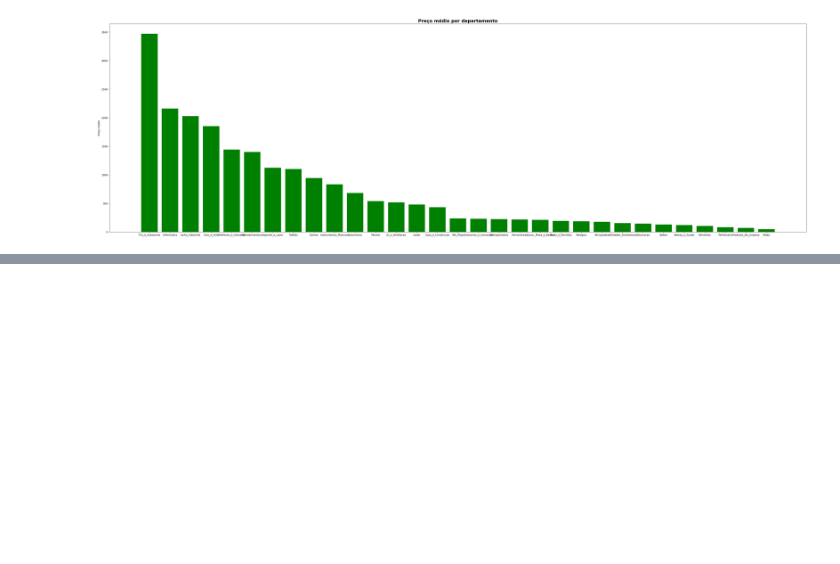
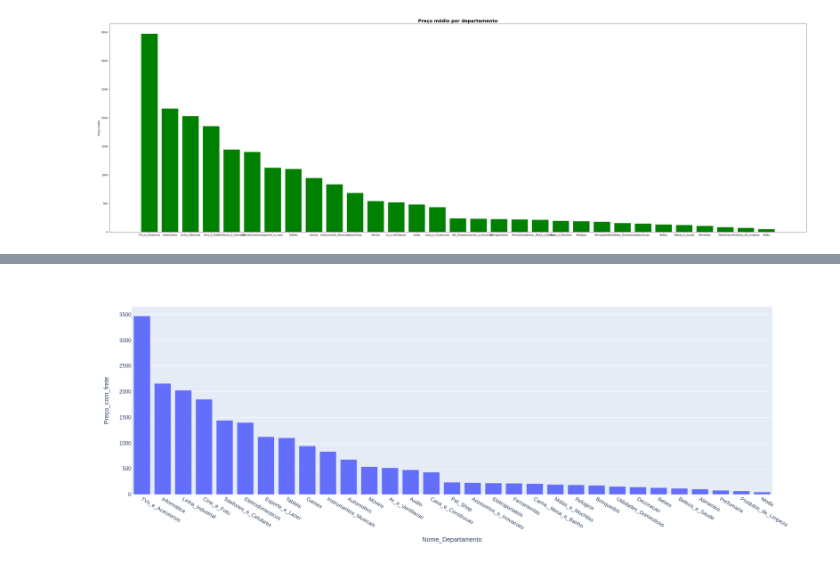
Before and after one commit to vcautela/Lib_Pandas_Matplot_Plotly, a Jupyter notebook: Case_2_Varejo.ipynb, the cells around one changed output, grey strips where cells are left out. Saved outputs shown, nothing was run; the diff lists cells and outputs as text; code cells hidden in the pictures; blank space fills up the shorter version.

```diff
--- a/Case_2_Varejo.ipynb
+++ b/Case_2_Varejo.ipynb
@@ -573,5 +577,7 @@ plt.title("Preço médio por departamento", loc="center", fontsize=18, fontweigh
 # %% [output]
 [figure]
 # %%
-px.bar(agg_dept_preco, x = "Nome_Departamento", y = "Preço_com_frete")
+fig = px.bar(agg_dept_preco, x = "Nome_Departamento", y = "Preço_com_frete")
+
+fig.show(renderer="png", width=1600, height=600)
 # %% [output]
@@ -578,0 +584 @@ px.bar(agg_dept_preco, x = "Nome_Departamento", y = "Preço_com_frete")
+[figure, added]
```
Also changed, not shown: parts of 4 cells of this notebook.
